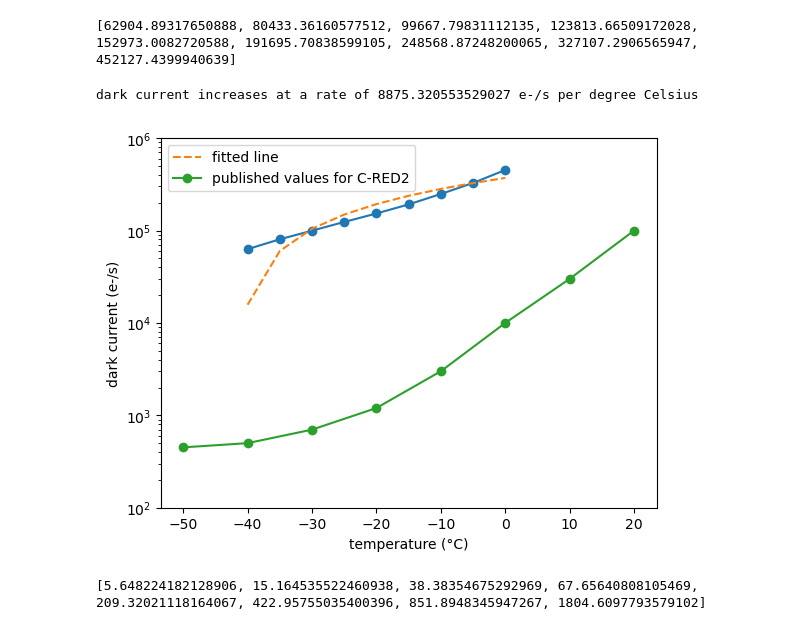
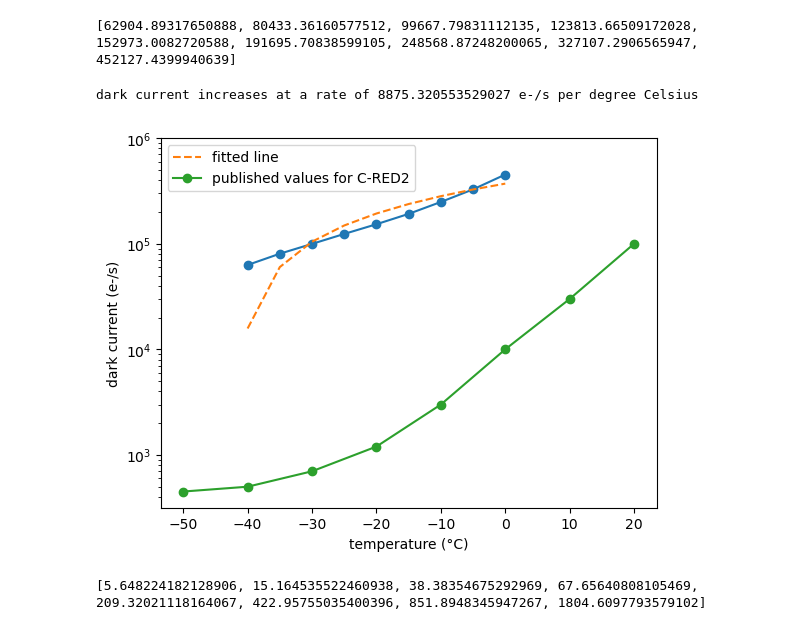
Before and after one commit to courtneyduong/cred2-characterization, a Jupyter notebook: dark current analysis.ipynb, the cells around one changed output. Drawn from its saved outputs; the diff is of its cells as text; code cells hidden in the pictures.

```diff
--- a/dark current analysis.ipynb
+++ b/dark current analysis.ipynb
@@ -47,31 +47,31 @@ print(dark_current)
 # %%
 # plot temperature vs dark current
 temp = [-40, -35, -30, -25, -20, -15, -10, -5, 0]
 plt.plot(temp, dark_current, '-o')
 
 # plot fitted line
 coefs = np.polyfit(temp, dark_current, 1)
 slope, intercept = coefs
 dark_current_fit = [slope*t + intercept for t in temp]
 plt.plot(temp, dark_current_fit, '--', label='fitted line')
 
 # plot published dark current values
 # these are for cred2 not cred2 er
 temp_pub = [-50, -40, -30, -20, -10, 0, 10, 20]
 dark_current_pub = [450, 500, 700, 1200, 3000, 10000, 30000, 100000]
 plt.plot(temp_pub, dark_current_pub, '-o', label='published values for C-RED2')
 
 # other plot stuff
 plt.ylabel('dark current (e-/s)')
 plt.xlabel('temperature (°C)')
 plt.yscale('log')
-plt.ylim(10**2, 10**6)
+plt.ylim(10**2.5, 10**6)
 plt.legend()
 
 print('dark current increases at a rate of', slope, 'e-/s per degree Celsius')
 # %% [output]
 dark current increases at a rate of 8875.320553529027 e-/s per degree Celsius
-[figure, old version]
+[figure, new version]
 # %%
 # b/c previous measured dark current is so high, measure dark current again but w/ changing exposure time: dark current is supposed to increase with time
 # -40C, 400 fps, tint=1, 2.5, 5, 10, 25, 50, 100, 200 ms
```
Also changed, not shown: 1 other file.
